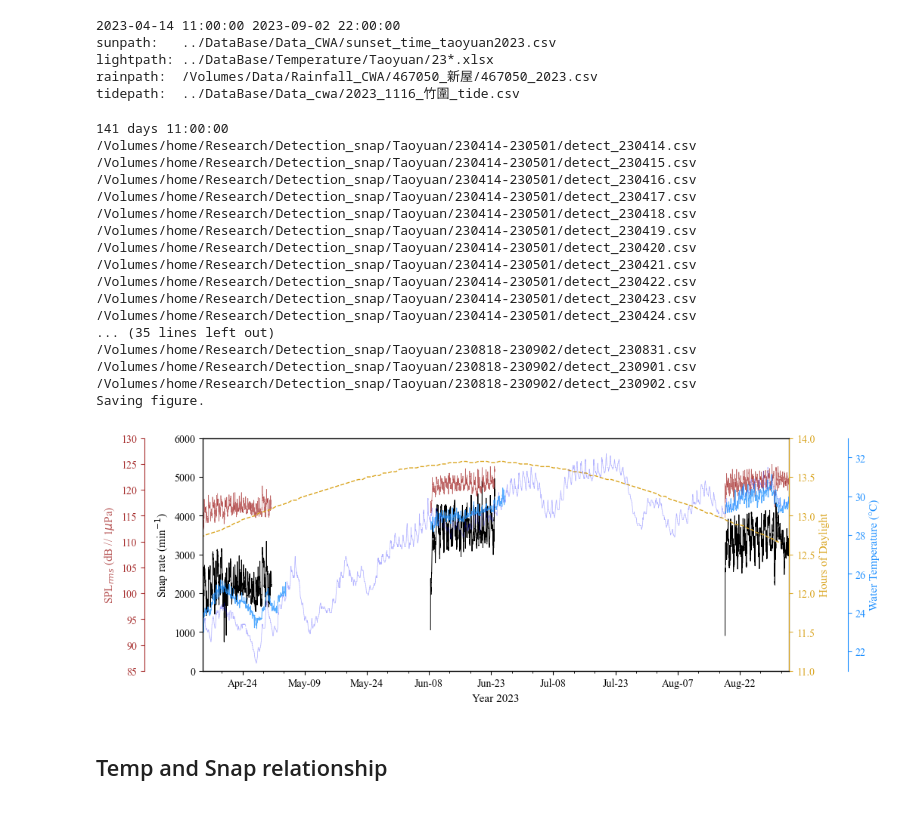
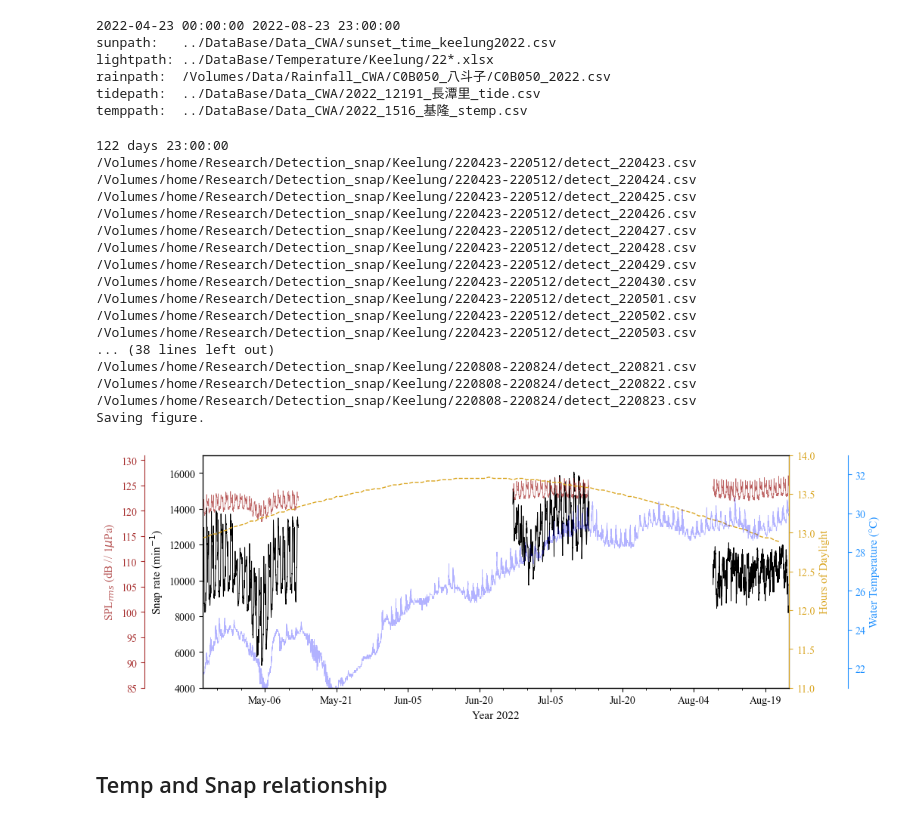
Before and after one commit to jhtong33/Code, a Jupyter notebook: 04.2_Plot_SnapRate_3stage.ipynb, the cells around one changed output. Drawn from its saved outputs; the diff is of its cells as text; code cells hidden in the pictures.

```diff
--- a/04.2_Plot_SnapRate_3stage.ipynb
+++ b/04.2_Plot_SnapRate_3stage.ipynb
@@ -18,8 +18,8 @@ def getinfo(place, year):
     # month = str(begintime.month).zfill(2)
     return begintime, endtime
 # %%
-place = 'Taoyuan'
-year = 2023
+place = 'Keelung'
+year = 2022
 path = f'/Volumes/home/Research/Detection_snap/{place}/{str(year)[2:4]}*'
 
 
@@ -32,6 +32,7 @@ if place == 'Taoyuan':
     lightpath = f'../DataBase/Temperature/Taoyuan/{str(year)[2:4]}*.xlsx'
     rainpath = glob.glob(f'/Volumes/Data/Rainfall_CWA/467050_新屋/467050_{year}.csv')[0]
     tidepath = glob.glob(f'../DataBase/Data_cwa/{year}_1116_竹圍_tide.csv')[0]
+    temp_cwapath = glob.glob(f'../DataBase/Data_CWA/{year}_1116_竹圍_stemp.csv')[0]
     # begintime = datetime(year, 4, 10); endtime = datetime(year, 9, 3)
     # ymin= 0; ymax = 4500 #Taoyuan 04
     ymin = 0; ymax=6000
@@ -39,11 +40,15 @@ if place == 'Taoyuan':
 elif place == 'Keelung':
     begintime, endtime = getinfo(place, year)
     sunpath = glob.glob(f'../DataBase/Data_CWA/sunset_time_keelung{year}.csv')[0]
-    # lightpath = None #'../DataBase/Temperature/Keelung/'
-    rainpath = glob.glob(f'/Volumes/Data/Rainfall_CWA/C0B050_八斗子/C0B050_{year}.csv')[0]
-    tidepath = glob.glob(f'../DataBase/Data_cwa/{year}_12191_長潭里_tide.csv')[0]
+    lightpath = f'../DataBase/Temperature/Keelung/{str(year)[2:4]}*.xlsx'
+    if year == 2021:
+        rainpath = glob.glob(f'/Volumes/Data/Rainfall_CWA/466940_基隆/466940_{year}.csv')[0]
+    else:
+        rainpath = glob.glob(f'/Volumes/Data/Rainfall_CWA/C0B050_八斗子/C0B050_{year}.csv')[0]
+    tidepath = glob.glob(f'../DataBase/Data_CWA/{year}_12191_長潭里_tide.csv')[0]
+    temp_cwapath = glob.glob(f'../DataBase/Data_CWA/{year}_*基隆_stemp.csv')[0]
     # begintime = datetime(year, 4, 17, 12); endtime = datetime(year, 5, 3, 12)
-    ymin=2000; ymax=12000
+    ymin=4000; ymax=17000
 
 
 
@@ -52,13 +57,15 @@ print(f'sunpath:   {sunpath}')
 print(f'lightpath: {lightpath}')
 print(f'rainpath:  {rainpath}')
 print(f'tidepath:  {tidepath}')
+print(f'temppath:  {temp_cwapath}')
 dsun = pd.read_csv(sunpath)
 # %% [output]
-2023-04-14 11:00:00 2023-09-02 22:00:00
-sunpath:   ../DataBase/Data_CWA/sunset_time_taoyuan2023.csv
-lightpath: ../DataBase/Temperature/Taoyuan/23*.xlsx
-rainpath:  /Volumes/Data/Rainfall_CWA/467050_新屋/467050_2023.csv
-tidepath:  ../DataBase/Data_cwa/2023_1116_竹圍_tide.csv
+2022-04-23 00:00:00 2022-08-23 23:00:00
+sunpath:   ../DataBase/Data_CWA/sunset_time_keelung2022.csv
+lightpath: ../DataBase/Temperature/Keelung/22*.xlsx
+rainpath:  /Volumes/Data/Rainfall_CWA/C0B050_八斗子/C0B050_2022.csv
+tidepath:  ../DataBase/Data_CWA/2022_12191_長潭里_tide.csv
+temppath:  ../DataBase/Data_CWA/2022_1516_基隆_stemp.csv
 # %%
 def plotday(ax, begin, end):
     deltaday = endtime - begintime
@@ -70,10 +77,11 @@ def plotday(ax, begin, end):
         time = begin + timedelta(days=ii)
         month = time.month
         day = time.day
-
-        sunset = int((dsun['SUNSET'][dsun['TIME'] == f'{year}/{month}/{day}'].values[0]).rsplit(':')[-1])
-        sunrise = int((dsun['SUNRSET'][dsun['TIME'] == f'{year}/{month}/{day}'].values[0]).rsplit(':')[-1])
-        duration = datetime(year, month, day, 18, sunset) - datetime(year, month, day, 5, sunrise)
+        sunset_hr = int((dsun['SUNSET'][dsun['TIME'] == f'{year}/{month}/{day}'].values[0]).rsplit(':')[-2])
+        sunset_min = int((dsun['SUNSET'][dsun['TIME'] == f'{year}/{month}/{day}'].values[0]).rsplit(':')[-1])
+        sunrise_hr = int((dsun['SUNRSET'][dsun['TIME'] == f'{year}/{month}/{day}'].values[0]).rsplit(':')[-2])
+        sunrise_min = int((dsun['SUNRSET'][dsun['TIME'] == f'{year}/{month}/{day}'].values[0]).rsplit(':')[-1])
+        duration = datetime(year, month, day, sunset_hr, sunset_min) - datetime(year, month, day, sunrise_hr, sunrise_min)
         duration_min = duration.total_seconds() / 3600
         list.append(duration_min)
         date.append(datetime(year, month, day))
@@ -102,7 +110,7 @@ def plottemp_sta(ax, begintime, endtime):
         return f'{yyyy}{mm}{dd}{hh}00'
 
     # tidepath = tidepath
-    df = pd.read_csv('../DataBase/Data_cwa/2023_1116_竹圍_stemp.csv', skiprows=9)
+    df = pd.read_csv(temp_cwapath, skiprows=9)
     begin = get_strtime(begintime); end = get_strtime(endtime)
     df_ = df[df['yyyymmddhhmi'] >= int(begin)][df['yyyymmddhhmi'] <= int(end)]
 
@@ -151,52 +159,52 @@ for filepath in sorted(glob.glob(f'{path}/*csv')):
 
     df = pd.read_csv(filepath)
     gettime = pd.to_datetime(df['Time'].values[0])
     # ax[2] = plotlight(gettime, ax[2])
     # ax[0] = plottide(ax[0], gettime, dtide, ymin, ymax, height_list)
     # ax[1] = plottide(ax[1], gettime, dtide, ymin, ymax, temp)
     filter_peak = savgol_filter(df['Peak'], 60, 2, mode='nearest')
     ax.plot(pd.to_datetime(df['Time']), filter_peak, c='k', lw = 0.7)#marker='o', s=0.5 )
     filter_SPL = savgol_filter(df['SPLrms'], 60, 2, mode='nearest')
     ax_SPL.plot(pd.to_datetime(df['Time']), filter_SPL, c='brown', lw = 0.5, alpha=0.7)#marker='o', s=0.5 )
     print(filepath)
 
 
 ax.set_xlim(begintime, endtime)
 ax.set_xlabel(f'Year {year}', fontsize=fsize)
 ax.set_ylim(ymin, ymax)
 ax.set_ylabel('Snap rate (min$^{-1}$)', fontsize=fsize)
 ax.xaxis.set_major_locator(mdates.DayLocator(interval=15))   #to get a tick every 15 minutes
 ax.xaxis.set_major_formatter(mdates.DateFormatter('%b-%d'))     #optional formatting
 ax.xaxis.set_minor_locator(mdates.DayLocator(interval=5))   #to get a tick every 15 minutes
 
-ax_SPL.set_ylim(85, 130)
+ax_SPL.set_ylim(85, 131)
 ax_SPL.set_ylabel('SPL$_{rms}$ (dB // 1$\mu$Pa)', fontsize=fsize, color='brown', alpha=0.8)
 ax_SPL.yaxis.set_major_locator(ticker.MultipleLocator(5))
 
 
 
 if savefig:
     print('Saving figure. ')
-    plt.savefig(f'../Results/Detection_snap/{place}_{year}_seasonal_variations.png', dpi=200, bbox_inches='tight')
-    plt.savefig(f'../Results/Detection_snap/{place}_{year}_seasonal_variations.pdf', dpi=200)
+    plt.savefig(f'../Results/Detection_snap/{place}/{place}_{year}_seasonal_variations.png', dpi=200, bbox_inches='tight')
+    plt.savefig(f'../Results/Detection_snap/{place}/{place}_{year}_seasonal_variations.pdf', dpi=200)
 # %% [output]
-141 days 11:00:00
-/Volumes/home/Research/Detection_snap/Taoyuan/230414-230501/detect_230414.csv
-/Volumes/home/Research/Detection_snap/Taoyuan/230414-230501/detect_230415.csv
-/Volumes/home/Research/Detection_snap/Taoyuan/230414-230501/detect_230416.csv
-/Volumes/home/Research/Detection_snap/Taoyuan/230414-230501/detect_230417.csv
-/Volumes/home/Research/Detection_snap/Taoyuan/230414-230501/detect_230418.csv
-/Volumes/home/Research/Detection_snap/Taoyuan/230414-230501/detect_230419.csv
-/Volumes/home/Research/Detection_snap/Taoyuan/230414-230501/detect_230420.csv
-/Volumes/home/Research/Detection_snap/Taoyuan/230414-230501/detect_230421.csv
-/Volumes/home/Research/Detection_snap/Taoyuan/230414-230501/detect_230422.csv
-/Volumes/home/Research/Detection_snap/Taoyuan/230414-230501/detect_230423.csv
-/Volumes/home/Research/Detection_snap/Taoyuan/230414-230501/detect_230424.csv
-... (35 lines left out)
-/Volumes/home/Research/Detection_snap/Taoyuan/230818-230902/detect_230831.csv
-/Volumes/home/Research/Detection_snap/Taoyuan/230818-230902/detect_230901.csv
-/Volumes/home/Research/Detection_snap/Taoyuan/230818-230902/detect_230902.csv
+122 days 23:00:00
+/Volumes/home/Research/Detection_snap/Keelung/220423-220512/detect_220423.csv
+/Volumes/home/Research/Detection_snap/Keelung/220423-220512/detect_220424.csv
+/Volumes/home/Research/Detection_snap/Keelung/220423-220512/detect_220425.csv
+/Volumes/home/Research/Detection_snap/Keelung/220423-220512/detect_220426.csv
+/Volumes/home/Research/Detection_snap/Keelung/220423-220512/detect_220427.csv
+/Volumes/home/Research/Detection_snap/Keelung/220423-220512/detect_220428.csv
+/Volumes/home/Research/Detection_snap/Keelung/220423-220512/detect_220429.csv
+/Volumes/home/Research/Detection_snap/Keelung/220423-220512/detect_220430.csv
+/Volumes/home/Research/Detection_snap/Keelung/220423-220512/detect_220501.csv
+/Volumes/home/Research/Detection_snap/Keelung/220423-220512/detect_220502.csv
+/Volumes/home/Research/Detection_snap/Keelung/220423-220512/detect_220503.csv
+... (38 lines left out)
+/Volumes/home/Research/Detection_snap/Keelung/220808-220824/detect_220821.csv
+/Volumes/home/Research/Detection_snap/Keelung/220808-220824/detect_220822.csv
+/Volumes/home/Research/Detection_snap/Keelung/220808-220824/detect_220823.csv
 Saving figure.
-[figure, old version]
+[figure, new version]
 # %% [markdown]
 ## Temp and Snap relationship
```
Also changed, not shown: parts of 3 cells of this notebook, 2 other files.
